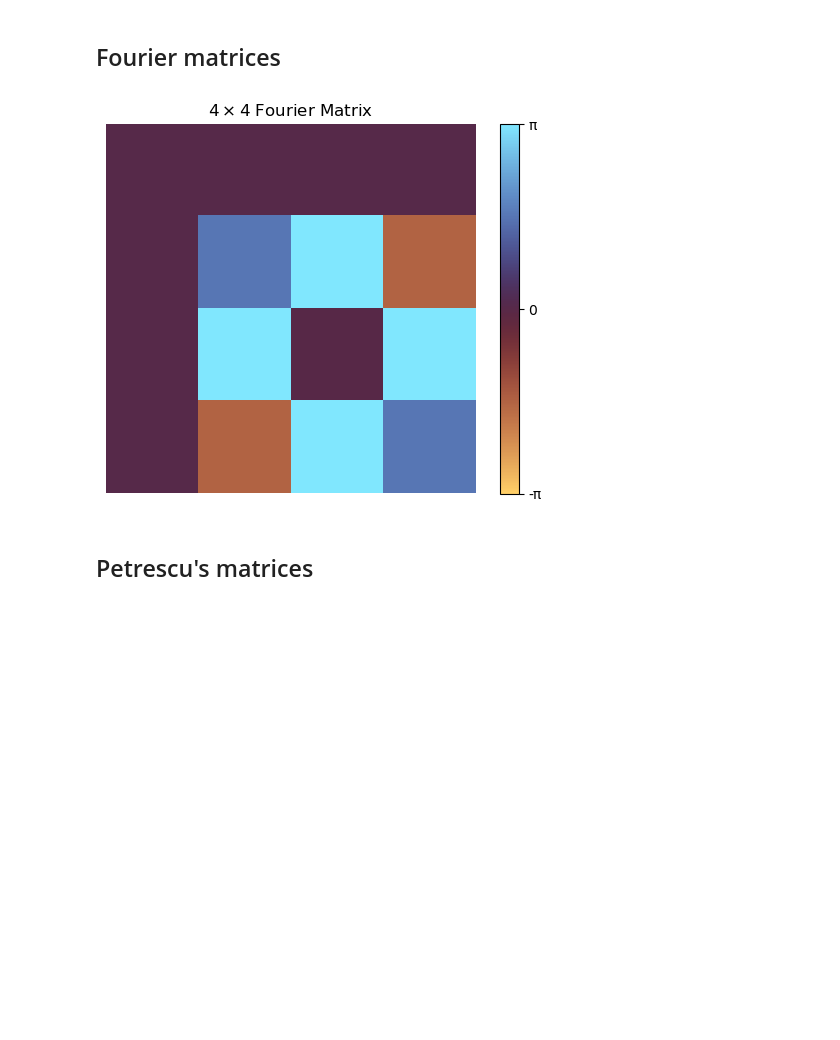
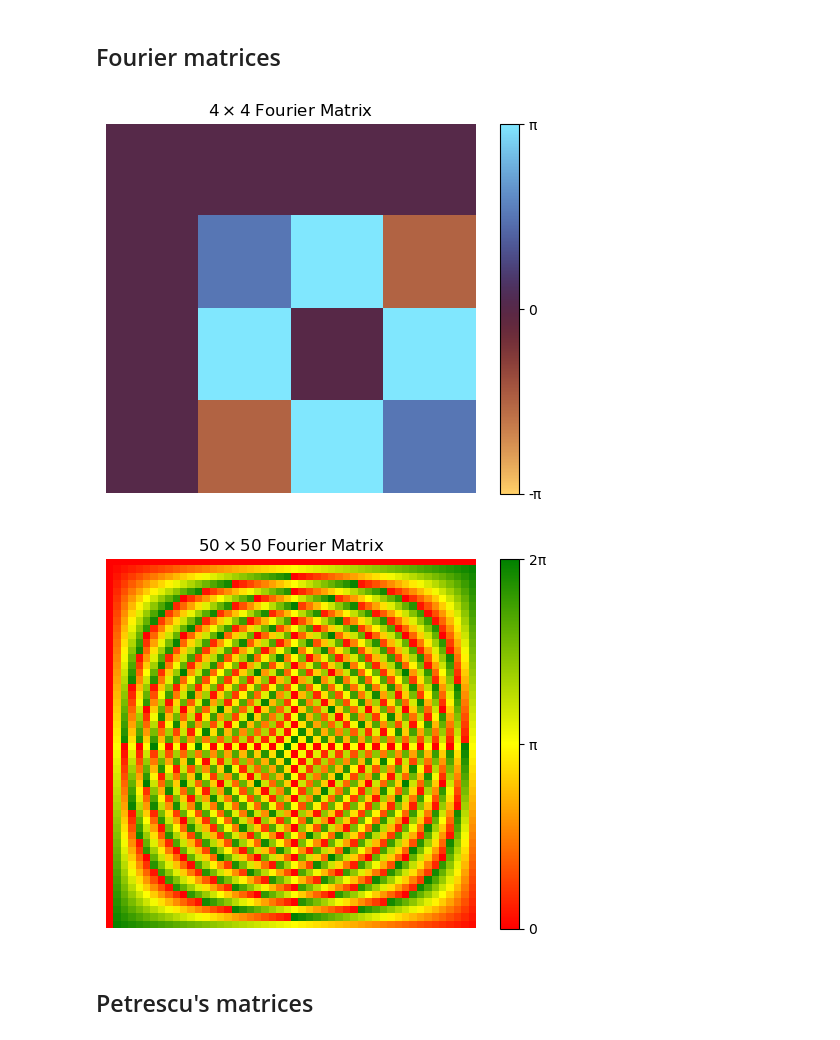
Before and after one commit to SHANNON-HALL/Hadamard-Matrices, a Jupyter notebook: Visualize/visualize.ipynb, the cells around one changed output. Saved outputs shown, nothing was run; the diff lists cells and outputs as text; code cells hidden in the pictures; blank space fills up the shorter version.

Commit message:
Updated the visualization program

```diff
--- a/Visualize/visualize.ipynb
+++ b/Visualize/visualize.ipynb
@@ -38,8 +38,12 @@ def visualize(matrix, title='', text='', grid=False, gridlabels=False, cmap='man
 
     # Show a colorbar beside the figure
     if colorbar:
-        cbar = plt.colorbar(ticks=[-np.pi, 0, np.pi])
-        cbar.ax.set_yticklabels(['-π', '0', 'π'])
+        if adjust_angles:
+            cbar = plt.colorbar(ticks=[0, np.pi, 2 * np.pi])
+            cbar.ax.set_yticklabels(['0', 'π', '2π'])
+        else:
+            cbar = plt.colorbar(ticks=[-np.pi, 0, np.pi])
+            cbar.ax.set_yticklabels(['-π', '0', 'π'])
 
     # Set the title of the figure
     if title:
@@ -113,17 +117,21 @@ def check_hadamard(matrix, error_threshold=1e-10):
 # %%
 # Get the nth Fourier matrix
 def fourier(n):
     x = np.exp(2 * np.pi * 1j / n)
     return np.array([[x**(j * k) for k in range(n)] for j in range(n)])
 
 # Visualize the 4x4 Fourier matrix
 fig = visualize(fourier(4), title=r'$4 \times 4$ Fourier Matrix', colorbar=True, displaynow=True)
 
+# Visualize the 50x50 Fourier matrix
+fig = visualize(fourier(50), title=r'$50 \times 50$ Fourier Matrix', colorbar=True, displaynow=True, adjust_angles=True, colors=['red', 'yellow', 'green'])
+
 # Visualize Fourier matrices of sizes 2 to 50 and save to a PDF
 figs = [visualize(fourier(i), title=rf'${i} \times {i}$ Fourier Matrix') for i in range(2, 50)]
 save_to_pdf(figs, 'fourier_matrices.pdf')
 # %% [output]
 [figure]
+[figure, added]
 # %% [markdown]
 ## Petrescu's matrices
 # %%
```
Also changed, not shown: 2 other files.
